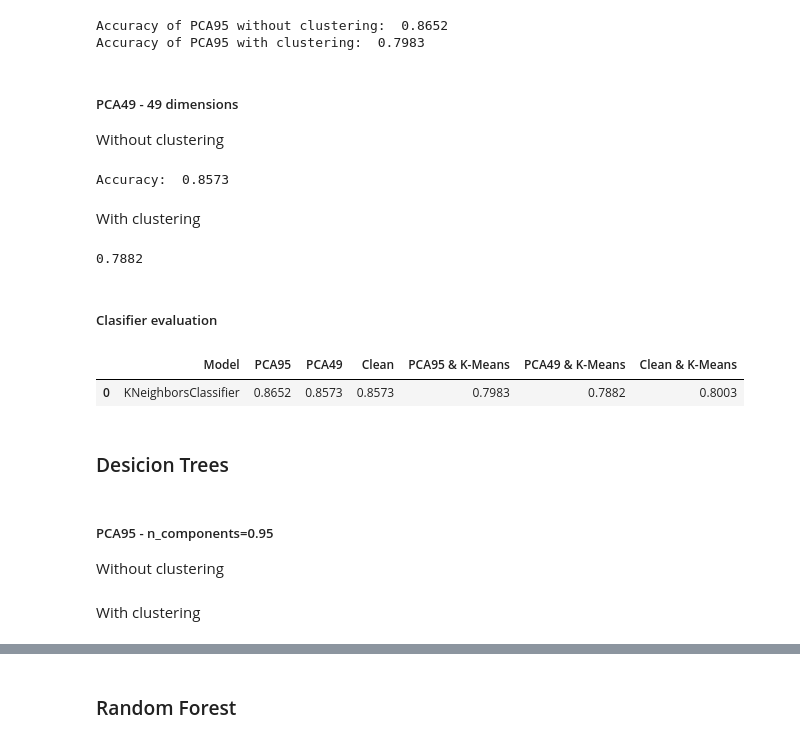
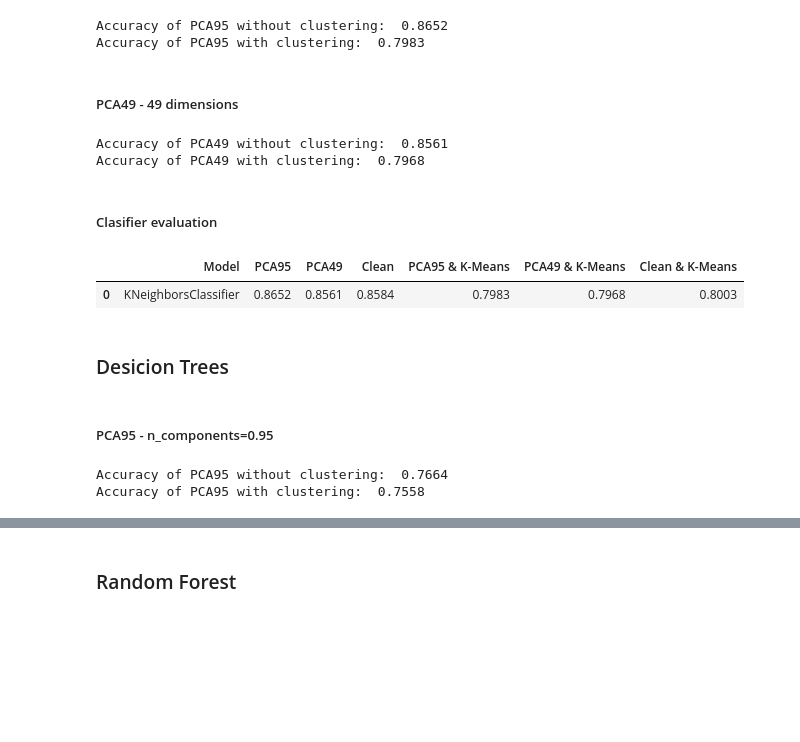
Before and after one commit to Inon-Sinn/Project-Gmar-2, a Jupyter notebook: Part 2 fashion-mnist.ipynb, the cells around one changed output, grey strips where cells are left out. Drawn from its saved outputs; the diff is of its cells as text; code cells hidden in the pictures; blank space fills up the shorter version.

Commit message:
Part 2: Model Training: Desicion Tree

```diff
--- a/Part 2 fashion-mnist.ipynb
+++ b/Part 2 fashion-mnist.ipynb
@@ -325,56 +325,51 @@ print("Accuracy: ", Clustering_score)
 # %% [markdown]
 ##### PCA95 - n_components=0.95
 # %%
-Knn = KNeighborsClassifier(n_neighbors=3)#random state=42 if possible
+Knn = KNeighborsClassifier(n_neighbors=3)
 Knn.fit(X_train_transformed,y_train)
-print("Accuracy of PCA95 without clustering: ", Knn.score(X_test_transformed,y_test))
+Knn_score =  Knn.score(X_test_transformed,y_test)
+print("Accuracy of PCA95 without clustering: ",Knn_score)
 
 Knn_pipe = Pipeline([("kmeans", KMeans(n_clusters=100, random_state=42)),
                     ("Knn", KNeighborsClassifier(n_neighbors=3)),])
 Knn_pipe.fit(X_train_transformed, y_train)
-print("Accuracy of PCA95 with clustering: ", Knn_pipe.score(X_test_transformed, y_test))
+Knn_pipe_score = Knn_pipe.score(X_test_transformed, y_test)
+print("Accuracy of PCA95 with clustering: ",Knn_pipe_score)
 # %% [output]
 Accuracy of PCA95 without clustering:  0.8652
 Accuracy of PCA95 with clustering:  0.7983
 # %% [markdown]
 ##### PCA49 - 49 dimensions
-Without clustering
-# %%
-Knn_49d = KNeighborsClassifier(n_neighbors=3)#random state=42 if possible
-Knn_49d.fit(X_train_transformed_49d,y_train)
-Predic_Knn_49d = Knn_49d.predict(X_test_transformed_49d)
-Knn_49d_score = accuracy_score(y_test, Predic_Knn_49d)
-print("Accuracy: ", Knn_49d_score)
-# %% [output]
-Accuracy:  0.8573
-# %% [markdown]
-With clustering
 # %%
-Knn_49d_pipe = Pipeline([
-    ("kmeans", KMeans(n_clusters=50, random_state=42)),
-    ("Knn", KNeighborsClassifier(n_neighbors=3)),])
-Knn_49d_pipe.fit(X_train_transformed, y_train)
-Knn_49d_pipe_score = Knn_49d_pipe.score(X_test_transformed, y_test)
-print("Accuracy: ", Knn_49d_pipe_score)
+Knn_49d = KNeighborsClassifier(n_neighbors=3)
+Knn_49d.fit(X_train_transformed_49d,y_train)
+Knn_49d_score=Knn_49d.score(X_test_transformed_49d,y_test)
+print("Accuracy of PCA49 without clustering: ", Knn_49d_score)
+
+Knn_49d_pipe = Pipeline([("kmeans", KMeans(n_clusters=100, random_state=42)),
+                    ("Knn", KNeighborsClassifier(n_neighbors=3)),])
+Knn_49d_pipe.fit(X_train_transformed_49d, y_train)
+Knn_49d_pipe_score=Knn_49d_pipe.score(X_test_transformed_49d, y_test)
+print("Accuracy of PCA49 with clustering: ", Knn_49d_pipe_score)
 # %% [output]
-0.7882
+Accuracy of PCA49 without clustering:  0.8561
+Accuracy of PCA49 with clustering:  0.7968
 # %% [markdown]
 ##### Clasifier evaluation
 # %%
-KnnScores2 = pd.DataFrame({
+KnnScores = pd.DataFrame({
     'Model':['KNeighborsClassifier'],
     'PCA95':[Knn_score],
     'PCA49':[Knn_49d_score],
     'Clean':[acc_score1],
     'PCA95 & K-Means':[Knn_pipe_score],
     'PCA49 & K-Means':[Knn_49d_pipe_score],
     'Clean & K-Means':[Clustering_score]})
-KnnScores2
+KnnScores
 # %% [output]
 |  | Model | PCA95 | PCA49 | Clean | PCA95 & K-Means | PCA49 & K-Means | Clean & K-Means |
-| 0 | KNeighborsClassifier | 0.8652 | 0.8573 | 0.8573 | 0.7983 | 0.7882 | 0.8003 |
+| 0 | KNeighborsClassifier | 0.8652 | 0.8561 | 0.8584 | 0.7983 | 0.7968 | 0.8003 |
 # %% [markdown]
 ### Desicion Trees
 # %% [markdown]
 ##### PCA95 - n_components=0.95
-Without clustering
@@ -385,2 +375,0 @@ Knn.score(X_test_transformed,y_test)
-# %% [markdown]
-With clustering
@@ -394,2 +376,16 @@ print("Accuracy: ", Knn_pipe_score)
+# %%
+dTree = DecisionTreeClassifier(random_state=42)
+dTree.fit(X_train_transformed,y_train)
+dTree_score =  dTree.score(X_test_transformed,y_test)
+print("Accuracy of PCA95 without clustering: ",dTree_score)
+
+dTree_pipe = Pipeline([("kmeans", KMeans(n_clusters=100, random_state=42)),
+                    ("Desicion Tree", DecisionTreeClassifier(random_state=42)),])
+dTree_pipe.fit(X_train_transformed, y_train)
+dTree_pipe_score = dTree_pipe.score(X_test_transformed, y_test)
+print("Accuracy of PCA95 with clustering: ",dTree_pipe_score)
+# %% [output]
+Accuracy of PCA95 without clustering:  0.7664
+Accuracy of PCA95 with clustering:  0.7558
 # %% [markdown]
 ##### PCA49 - 49 dimensions
```
Also changed, not shown: parts of 12 cells of this notebook, 1 other file.
